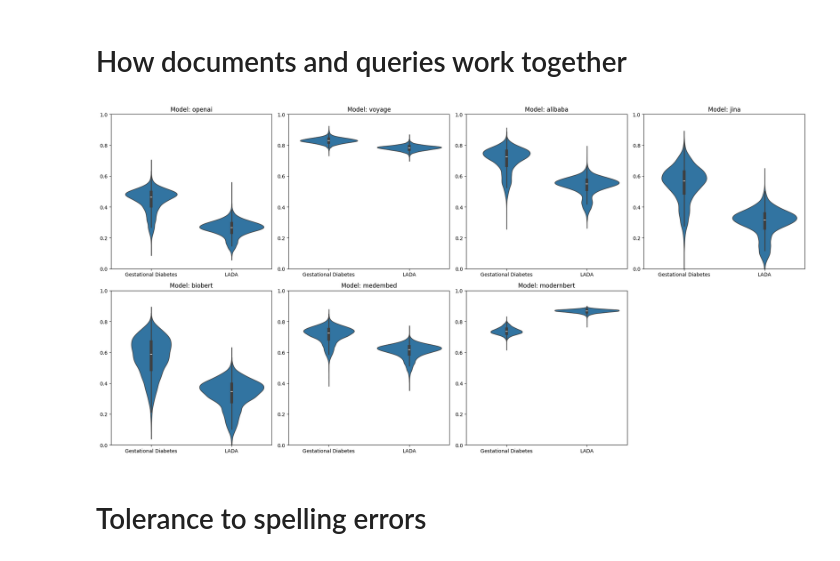
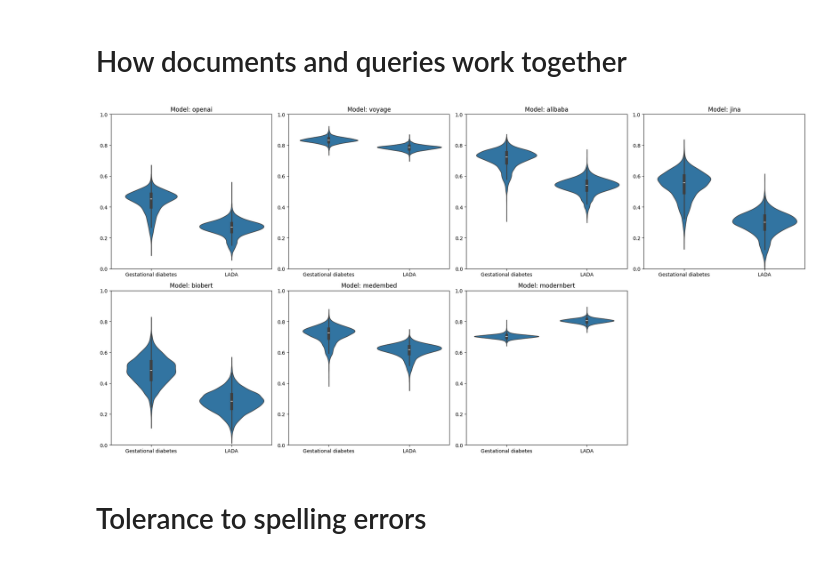
Before and after one commit to chakchurina/embedding-model-selection, a Jupyter notebook: embedding_analysis.ipynb, the cells around one changed output. Drawn from its saved outputs; the diff is of its cells as text; code cells hidden in the pictures.

```diff
--- a/embedding_analysis.ipynb
+++ b/embedding_analysis.ipynb
@@ -178,7 +178,7 @@ models = [
     ("modernbert", get_modernbert, tokenizer_modernbert)
 ]
 # %%
-def get_embeddings(texts, model, method, batch_size=128):
+def get_embeddings(texts, model, method, batch_size=8):
     embeddings = []
     for i in tqdm(range(0, len(texts), batch_size), desc=f"Processing {model}"):
         batch_texts = texts[i:i + batch_size]
@@ -238,12 +238,10 @@ For the demo we've downloaded from [PubMed](https://pubmed.ncbi.nlm.nih.gov/) al
 # %%
-documents_df = pd.read_csv('data/diabetes.csv')  # todo change name
+gestational_df = pd.read_csv('data/gestational.csv')
 # %%
 for model, method, _ in models:
-    documents_df[model] = get_embeddings(documents_df['text'].tolist(), model, method)
+    gestational_df[model] = get_embeddings(gestational_df['text'].tolist(), model, method)
 # %% [markdown]
 # How documents and queries work together
-# %%
-gestational_df = documents_df[documents_df['category'] == 'gestational']
 # %%
 def plot_violin(df, category_descriptions):
     n_cols, n_rows = 4, (len(models) + 3) // 4
@@ -272,9 +270,9 @@ def plot_violin(df, category_descriptions):
     plt.tight_layout()
     plt.show()
 # %%
-plot_violin(gestational_df, ["Gestational Diabetes", "Latent autoimmune diabetes in adults"])
+plot_violin(gestational_df, ["Gestational diabetes", "Latent autoimmune diabetes in adults"])
 # %% [output]
-[figure, old version]
+[figure, new version]
 # %% [markdown]
 # Tolerance to spelling errors
 # %% [markdown]
```
Also changed, not shown: parts of 7 cells of this notebook.
